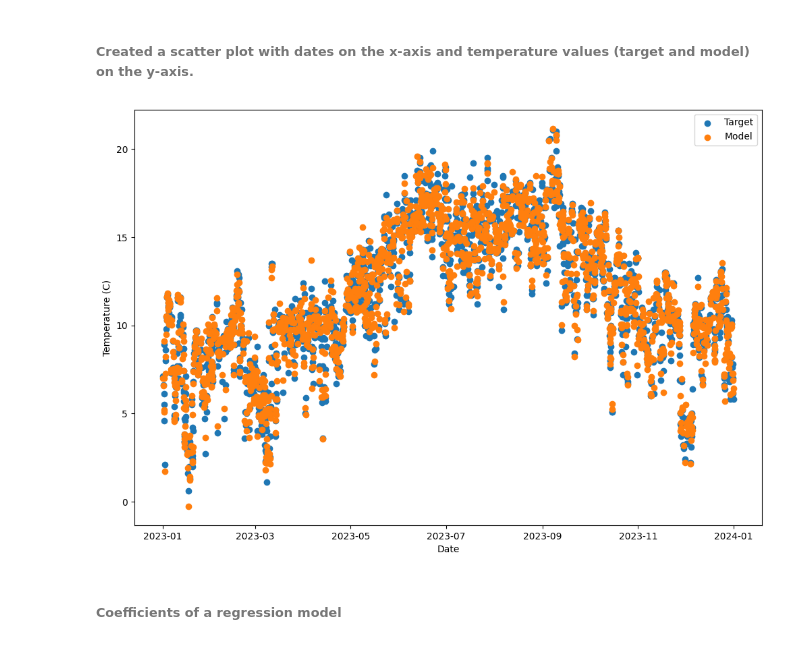
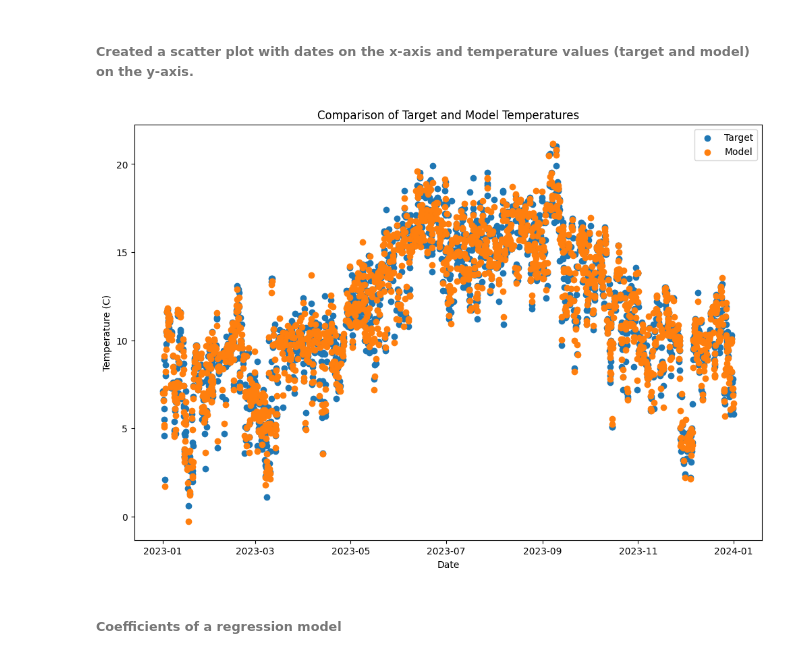
Before and after one commit to felipedds/weather-analysis, a Jupyter notebook: notebooks/analysis.ipynb, the cells around one changed output. Cells and saved outputs as stored; diff of their text form; code cells hidden in the pictures.

```diff
--- a/notebooks/analysis.ipynb
+++ b/notebooks/analysis.ipynb
@@ -315,17 +318,18 @@ combined.tail()
 # %% [markdown]
 ###### Created a scatter plot with dates on the x-axis and temperature values (target and model) on the y-axis.
 # %%
-plt.rcParams['agg.path.chunksize'] = 10000
+plt.rcParams["agg.path.chunksize"] = 10000
 plt.figure(figsize=(12, 8))
 plt.scatter(combined["date"], combined["target"], label="Target")
 plt.scatter(combined["date"], combined["model"], label="Model")
 plt.xlabel("Date")
 plt.ylabel("Temperature (C)")
 plt.legend()
+plt.title("Comparison of Target and Model Temperatures")
 plt.savefig("../reports/temperature_comparison_model.png")
 plt.show()
 # %% [output]
-[figure, old version]
+[figure, new version]
 # %% [markdown]
 ###### Coefficients of a regression model
 # %%
```
Also changed, not shown: parts of 1 cell of this notebook, 2 other files.
